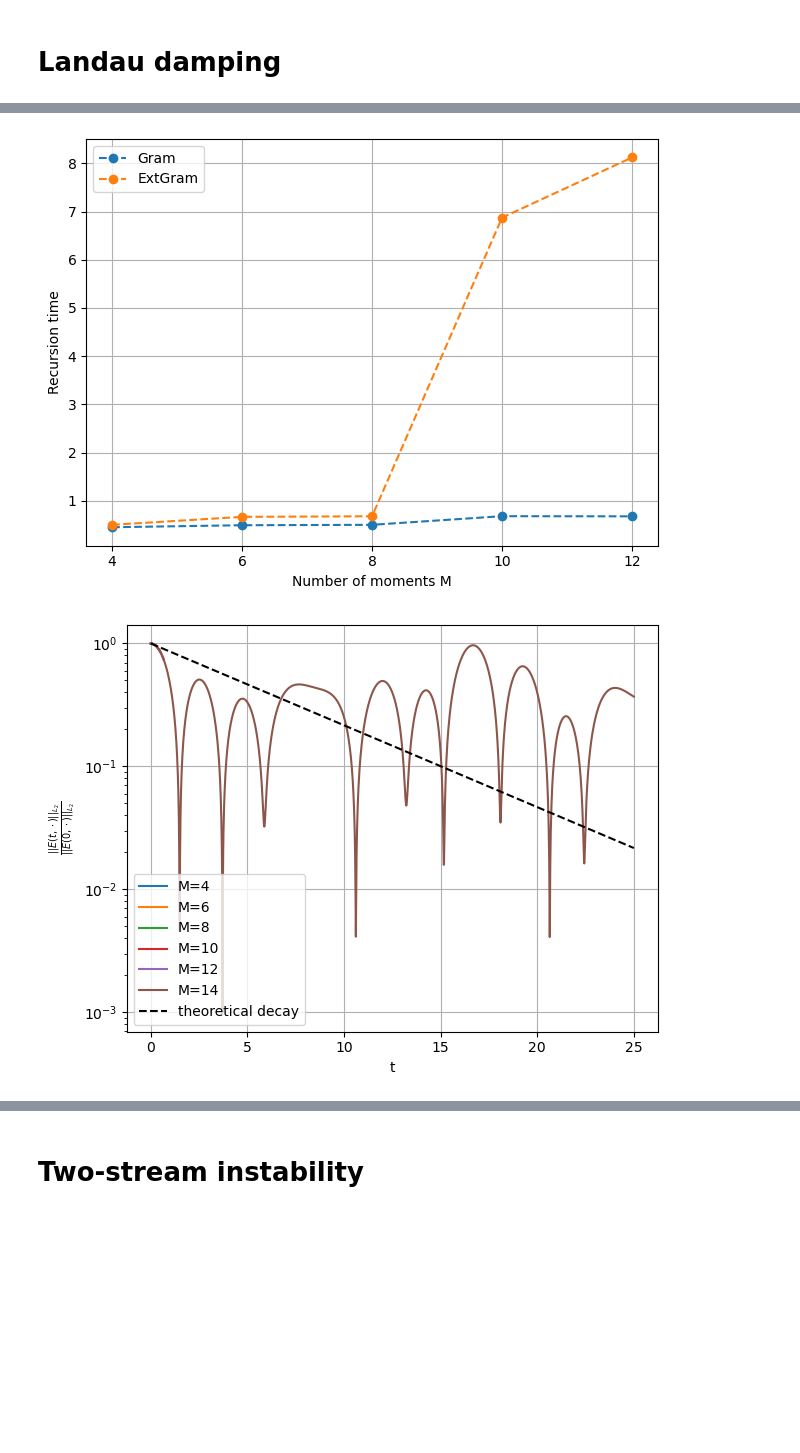
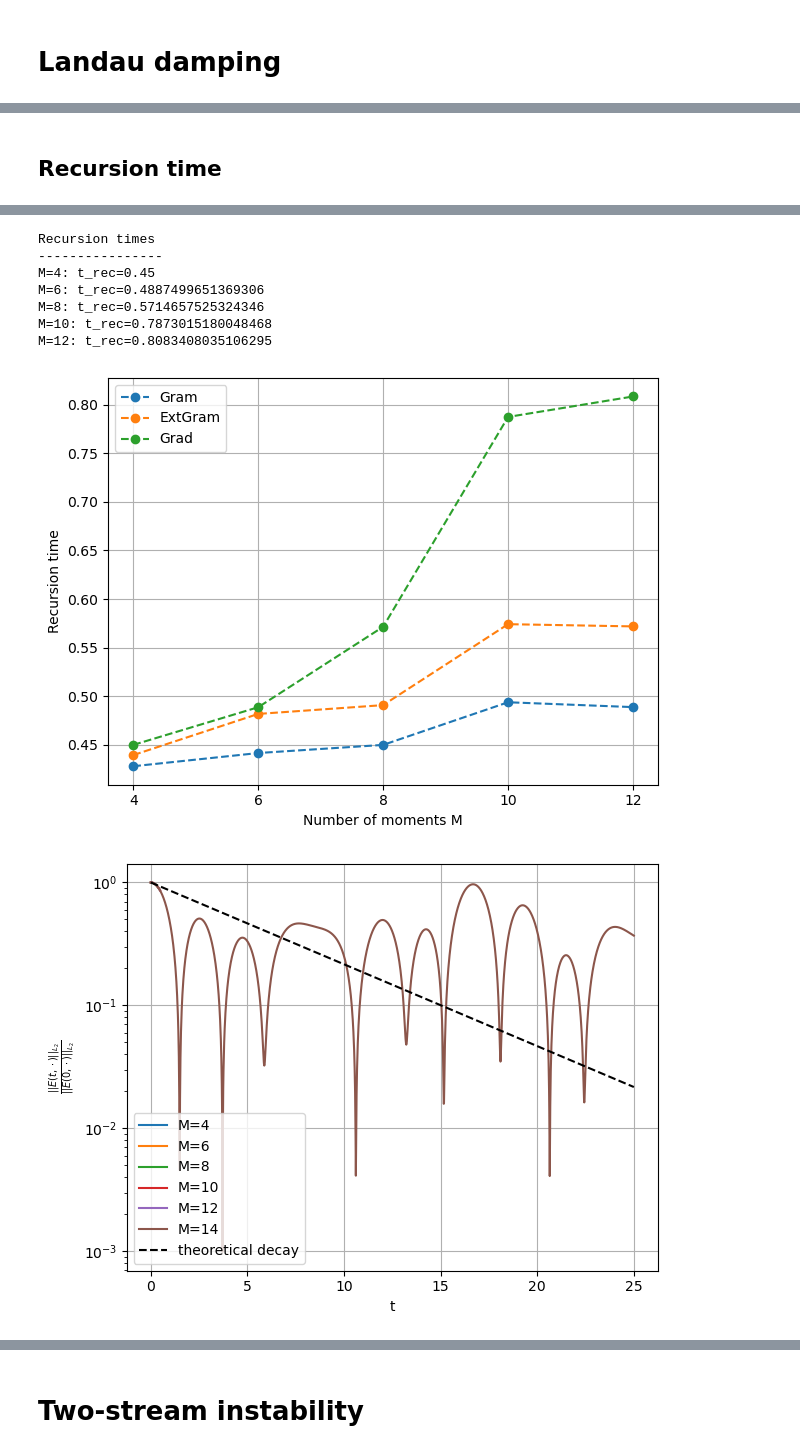
Before and after one commit to JanHab/ExtGram.jl, a Jupyter notebook: notebooks/VlasovPoissonExamples.ipynb, the cells around one changed output, grey strips where cells are left out. Cells and saved outputs as stored; diff of their text form; code cells hidden in the pictures; blank space fills up the shorter version.

```diff
--- a/notebooks/VlasovPoissonExamples.ipynb
+++ b/notebooks/VlasovPoissonExamples.ipynb
@@ -11,11 +11,11 @@ closures = [
     "Grad"
 ]
 T_end = 25.0
-M_vec = [4, 6, 8, 10, 12, 14]#!, 5, 7, 9, 11, 13, 15]
+M_vec = [4, 6, 8, 10, 12, 14, 24]
 
 x_lower = 0.0; x_upper = 12.566370614359172
 base_tree_level = 6
 polydeg = 3
 
 epsilon = 0.01
-k = 0.5#!, 0.4, 0.3, 0.2]
+k = 0.5
@@ -26,8 +28,8 @@ for M in M_vec:
 
     plt.figure()
     for closure in closures:
-        # if (closure == "Grad" and M % 2 != 0) or (closure == "Grad" and M > 6):
-        #     continue  # skip odd M for Grad closure
+        if M == 24 and closure in ["Gram", "Grad"]:
+            continue
         file = f"../out/VlasovPoisson/LandauDamping/energy_moments_closure{closure}_T{T_end}_M{M}_k{k}_ϵ{epsilon}_p{polydeg}_level{base_tree_level}_x_lower{x_lower}_x_upper{x_upper}.csv"
         data = pd.read_csv(file)
 
@@ -37,7 +39,6 @@ for M in M_vec:
     plt.yscale("log")
     plt.xlabel("t")
     plt.ylabel("$E_{L^2}$")
-    # plt.title(f"M={M}")
     plt.legend(loc='lower left')
     plt.grid()
     plt.savefig(f"../out/VlasovPoisson/LandauDamping/LandauDamping_M{M}_k{k}_epsilon{epsilon}_p{polydeg}.pdf")
@@ -105,0 +63,22 @@ M=14, k=0.5
+# %%
+M_vec = [5, 7, 9, 11, 13, 15]
+closures = ["ExtGram"]
+
+for M in M_vec:
+    print(f"M={M}, k={k}")
+
+    plt.figure()
+    for closure in closures:
+        file = f"../out/VlasovPoisson/LandauDamping/energy_moments_closure{closure}_T{T_end}_M{M}_k{k}_ϵ{epsilon}_p{polydeg}_level{base_tree_level}_x_lower{x_lower}_x_upper{x_upper}.csv"
+        data = pd.read_csv(file)
+
+        plt.plot(data["time"], data["E_L2"] / data["E_L2"][0], label=closure)
+
+    plt.plot(data["time"], np.exp(gamma * data["time"]), 'k--', label="theoretical decay")
+    plt.yscale("log")
+    plt.xlabel("t")
+    plt.ylabel("$E_{L^2}$")
+    plt.legend(loc='lower left')
+    plt.grid()
+    plt.savefig(f"../out/VlasovPoisson/LandauDamping/LandauDamping_M{M}_k{k}_epsilon{epsilon}_p{polydeg}.pdf")
+    plt.show()
@@ -106,3 +98,5 @@ M=14, k=0.5
+# %% [markdown]
+## Recursion time
 # %%
 T_end = 25.0
 
@@ -113,19 +107,17 @@ epsilon = 0.01
 k = 0.5
 # %%
 # Even Order Moments
-
 closures = [
     "Gram",
-    "ExtGram"
+    "ExtGram",
+    "Grad"
 ]
 M_vec = [4, 6, 8, 10, 12, 14]
 
 # recursion time
 rel_tol = 0.1
-gamma = -0.1533  # theoretical damping rate for k=0.5
 # reference solution
-# Todo: Compare with Grad?
-file = f"../out/VlasovPoisson/LandauDamping/energy_moments_closureExtGram_T{T_end}_M{M_vec[-1]}_k{k}_ϵ{epsilon}_p{polydeg}_level{base_tree_level}_x_lower{x_lower}_x_upper{x_upper}.csv"
+file = f"../out/VlasovPoisson/LandauDamping/energy_moments_closureExtGram_T{T_end}_M{24}_k{k}_ϵ{epsilon}_p{polydeg}_level{base_tree_level}_x_lower{x_lower}_x_upper{x_upper}.csv"
 data = pd.read_csv(file)
 E_ref = data["E_L2"].to_numpy() / data["E_L2"][0]
 
@@ -193,2 +185,9 @@ M=12: t_rec=8.121664697850717
+Recursion times
+----------------
+M=4: t_rec=0.45
+M=6: t_rec=0.4887499651369306
+M=8: t_rec=0.5714657525324346
+M=10: t_rec=0.7873015180048468
+M=12: t_rec=0.8083408035106295
-[figure, old version]
+[figure, new version]
 [figure]
```
Also changed, not shown: parts of 19 cells of this notebook, 2 other files.
